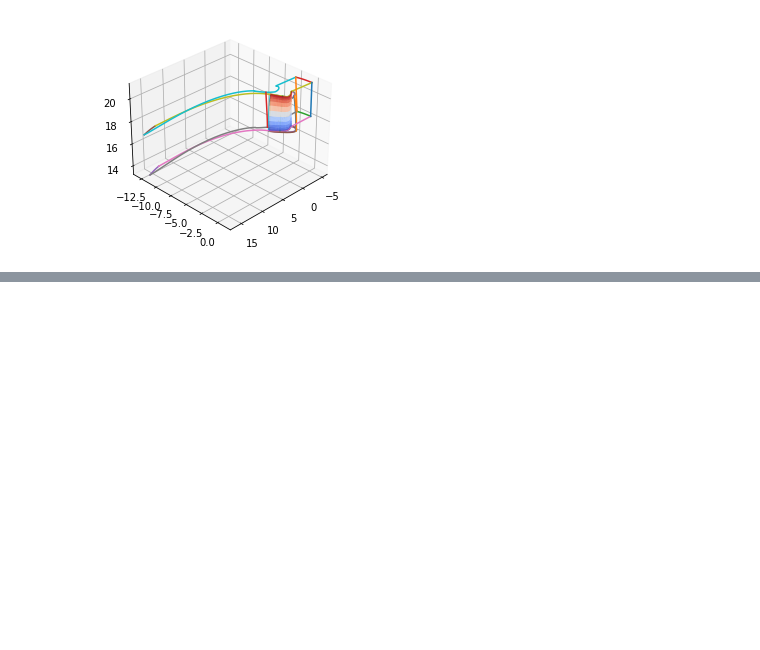
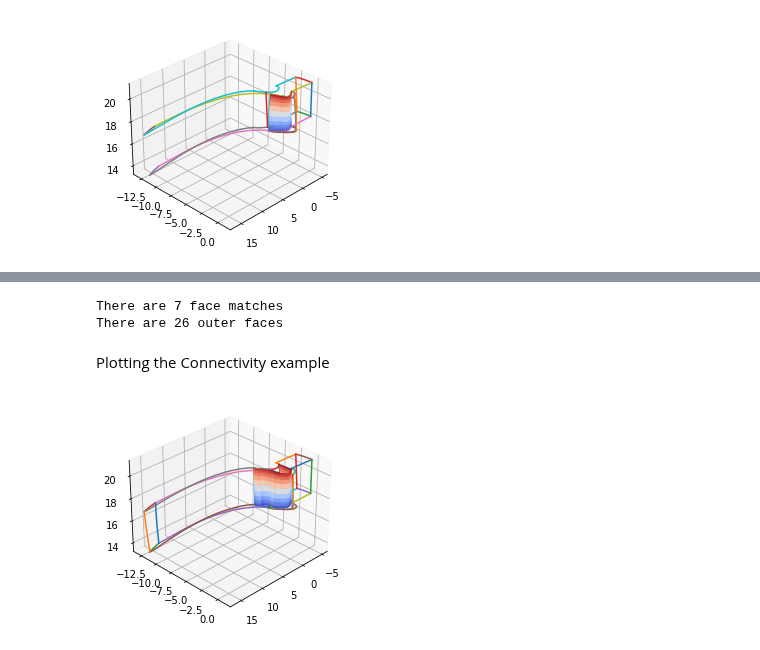
Before and after one commit to nasa/Plot3D_utilities, a Jupyter notebook: colab/Plot3D_SplitBlocksExample.ipynb, the cells around one changed output, grey strips where cells are left out. Drawn from its saved outputs; the diff is of its cells as text; code cells hidden in the pictures; blank space fills up the shorter version.

```diff
--- a/colab/Plot3D_SplitBlocksExample.ipynb
+++ b/colab/Plot3D_SplitBlocksExample.ipynb
@@ -230,0 +326,5 @@ In turbomachinery, simulating an entire turbine wheel requires many points, it i
+# %%
+from plot3d import split_blocks, Direction
+blocks = read_plot3D('PahtCascade-ASCII.xyz',binary=False)  # Reading plot3D
+blocks_split = split_blocks(blocks,300000, direction=Direction.i)
+write_plot3D('PahtCascade-Split.xyz',blocks_split,binary=True)
@@ -230,0 +333,10 @@ In turbomachinery, simulating an entire turbine wheel requires many points, it i
+# %%
+face_matches, outer_faces_formatted = connectivity(blocks_split)
+with open('connectivity-block-split.pickle','wb') as f:
+    pickle.dump({"face_matches":face_matches, "outer_faces":outer_faces_formatted},f)
+# %%
+print("There are {0} face matches".format(len(face_matches)))
+print("There are {0} outer faces".format(len(outer_faces_formatted)))
+# %% [output]
+There are 7 face matches
+There are 26 outer faces
@@ -230,0 +349,10 @@ In turbomachinery, simulating an entire turbine wheel requires many points, it i
+# %% [markdown]
+Plotting the Connectivity example
+# %%
+fig = plt.figure()
+ax = fig.add_subplot(111, projection='3d')
+[plot_block_outline(block,ax) for block in blocks_split]
+plot_face(face_matches,blocks_split)
+ax.view_init(30,45)
+# %% [output]
+[figure, added]
```
Also changed, not shown: parts of 28 cells of this notebook, 2 other files.
